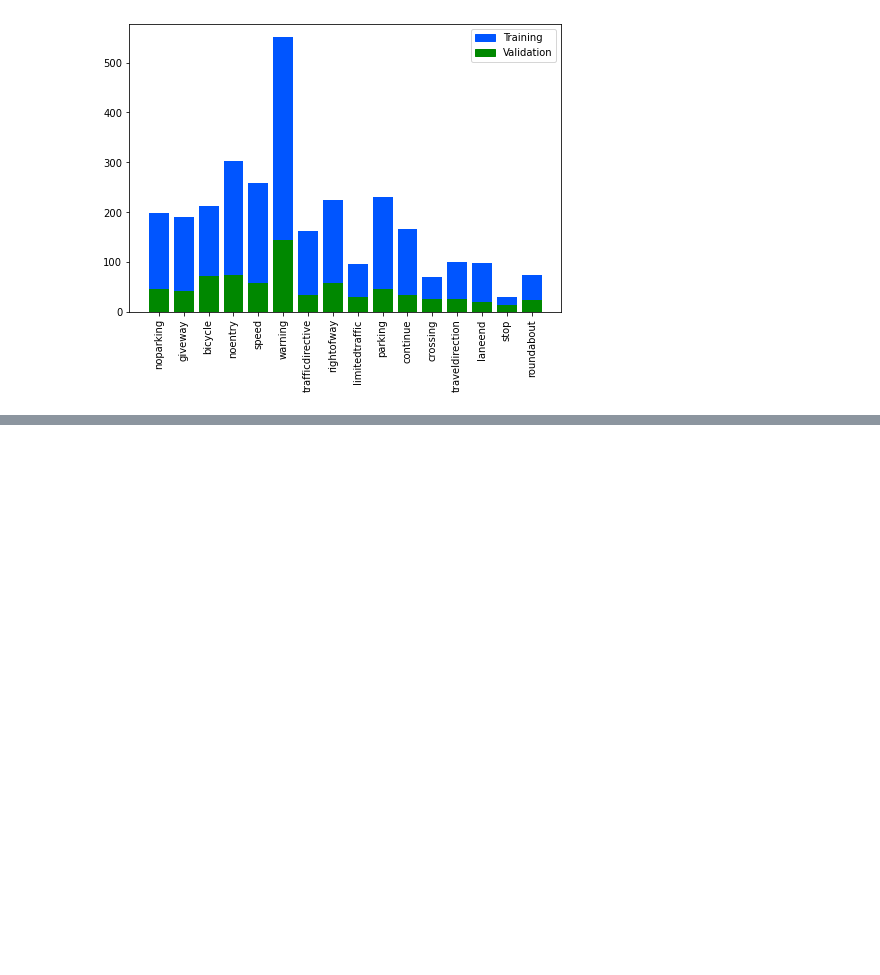
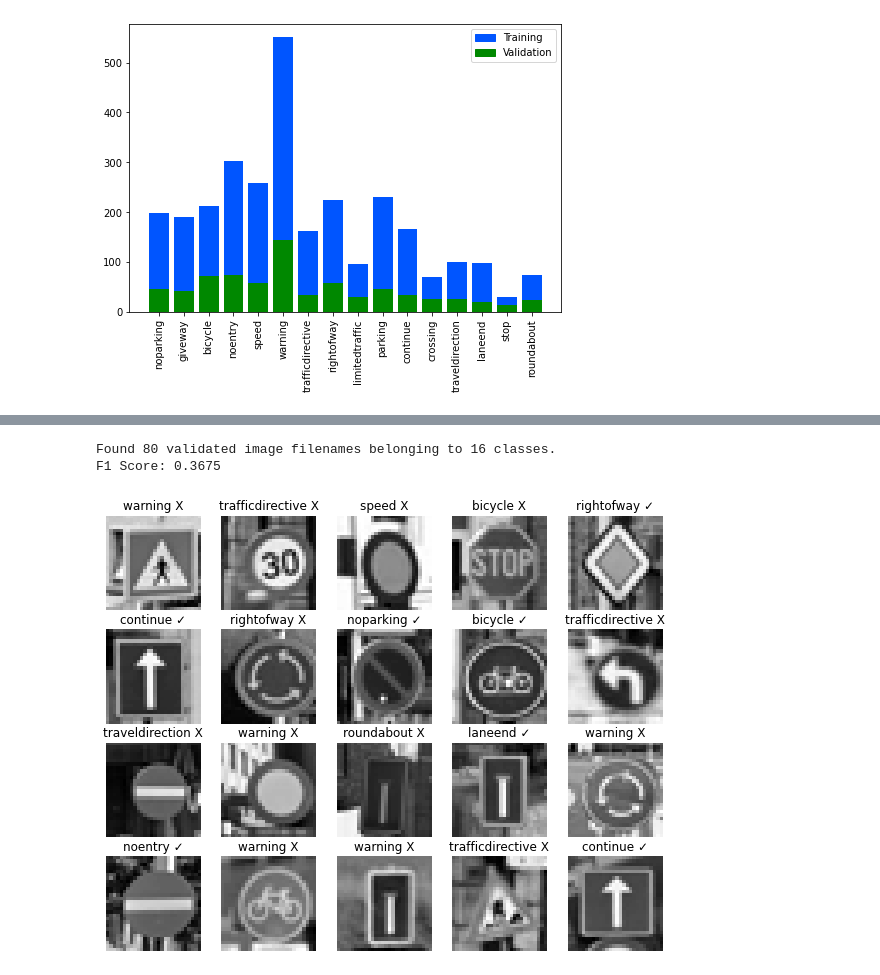
Before and after one commit to Ethan-Rayner/RoadSignClassification, a Jupyter notebook: main.ipynb, the cells around one changed output, grey strips where cells are left out. Saved outputs shown, nothing was run; the diff lists cells and outputs as text; code cells hidden in the pictures; blank space fills up the shorter version.

```diff
--- a/main.ipynb
+++ b/main.ipynb
@@ -12,7 +12,9 @@ import numpy as np
 import pandas as pd
 from sklearn.model_selection import train_test_split
 
+IMAGES_FILE = "images.csv"
 TEST_TRAIN_SPLIT = 0.2
+IMAGE_SIZE = 28
 
 from models.utils import prep_data
 
@@ -171,0 +71,15 @@ for x,y in test_generator:
+# %%
+NUM_TO_VISUALIZE = 20
+IMAGES_FILE = "test-images.csv"
+
+from models.test import create_test_generator
+from models.test import show_visual_results
+from models.test import score_f1
+
+mlp_test_images = create_test_generator(IMAGES_FILE, CLASS_COLUMN, IMAGE_SIZE, 1)
+show_visual_results(mlp_model, mlp_test_images, NUM_TO_VISUALIZE)
+score_f1(mlp_model, mlp_test_images)
+# %% [output]
+Found 80 validated image filenames belonging to 16 classes.
+F1 Score: 0.3675
+[figure, added]
```
Also changed, not shown: parts of 12 cells of this notebook.
